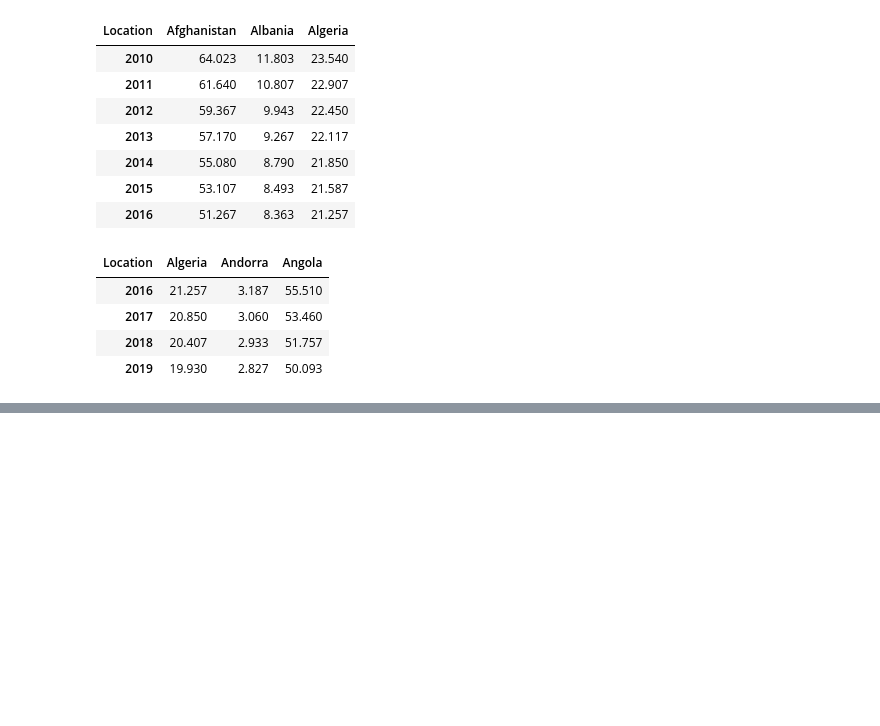
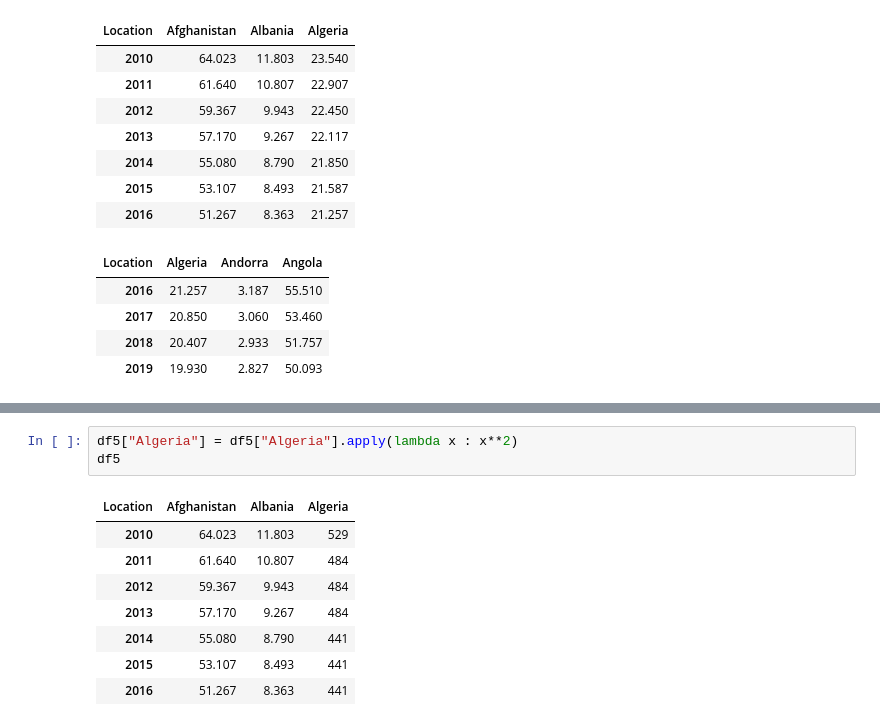
Before and after one commit to gitea0101/jupyter_note, a Jupyter notebook: dataframe/pandas_ex.ipynb, the cells around one changed output, grey strips where cells are left out. Drawn from its saved outputs; the diff is of its cells as text; blank space fills up the shorter version.

```diff
--- a/dataframe/pandas_ex.ipynb
+++ b/dataframe/pandas_ex.ipynb
@@ -892,0 +905,12 @@ display(df6)
+# %%
+df5["Algeria"] = df5["Algeria"].apply(lambda x : x**2)
+df5
+# %% [output]
+| Location | Afghanistan | Albania | Algeria |
+| 2010 | 64.023 | 11.803 | 529 |
+| 2011 | 61.640 | 10.807 | 484 |
+| 2012 | 59.367 | 9.943 | 484 |
+| 2013 | 57.170 | 9.267 | 484 |
+| 2014 | 55.080 | 8.790 | 441 |
+| 2015 | 53.107 | 8.493 | 441 |
+| 2016 | 51.267 | 8.363 | 441 |
```
Also changed, not shown: parts of 1 cell of this notebook.
